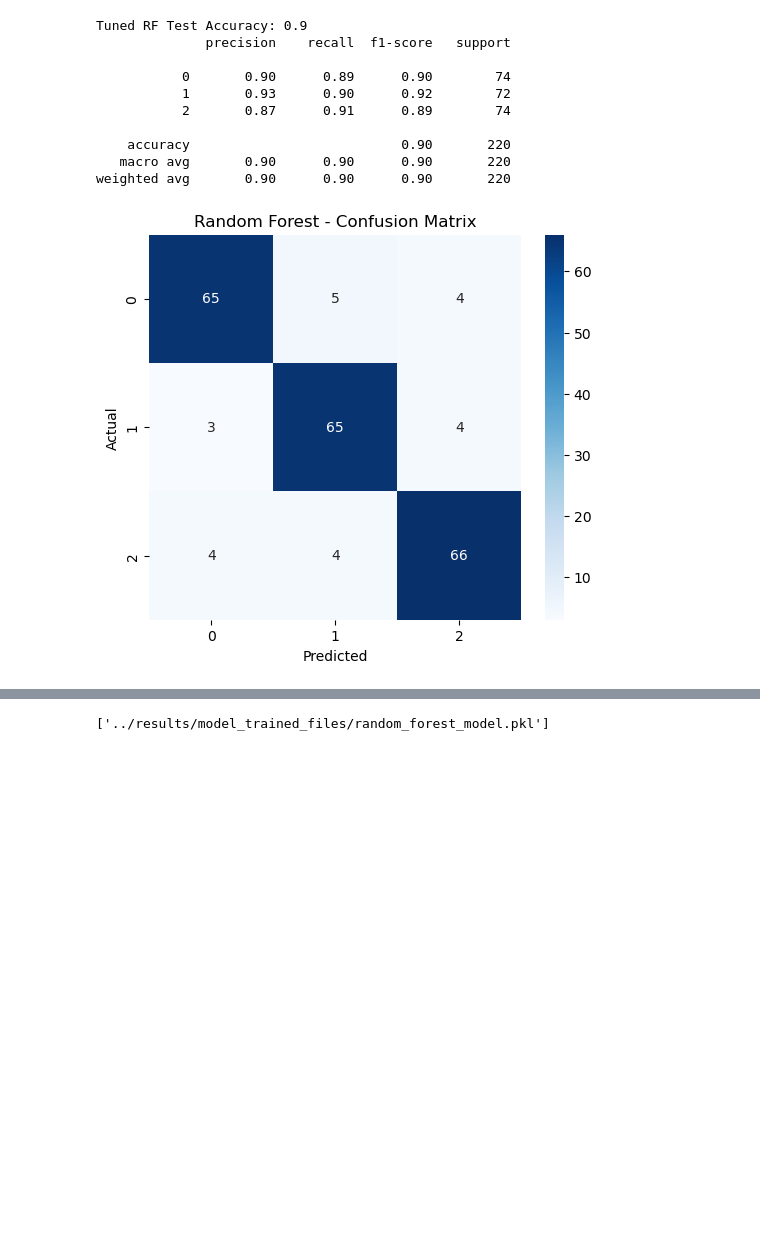
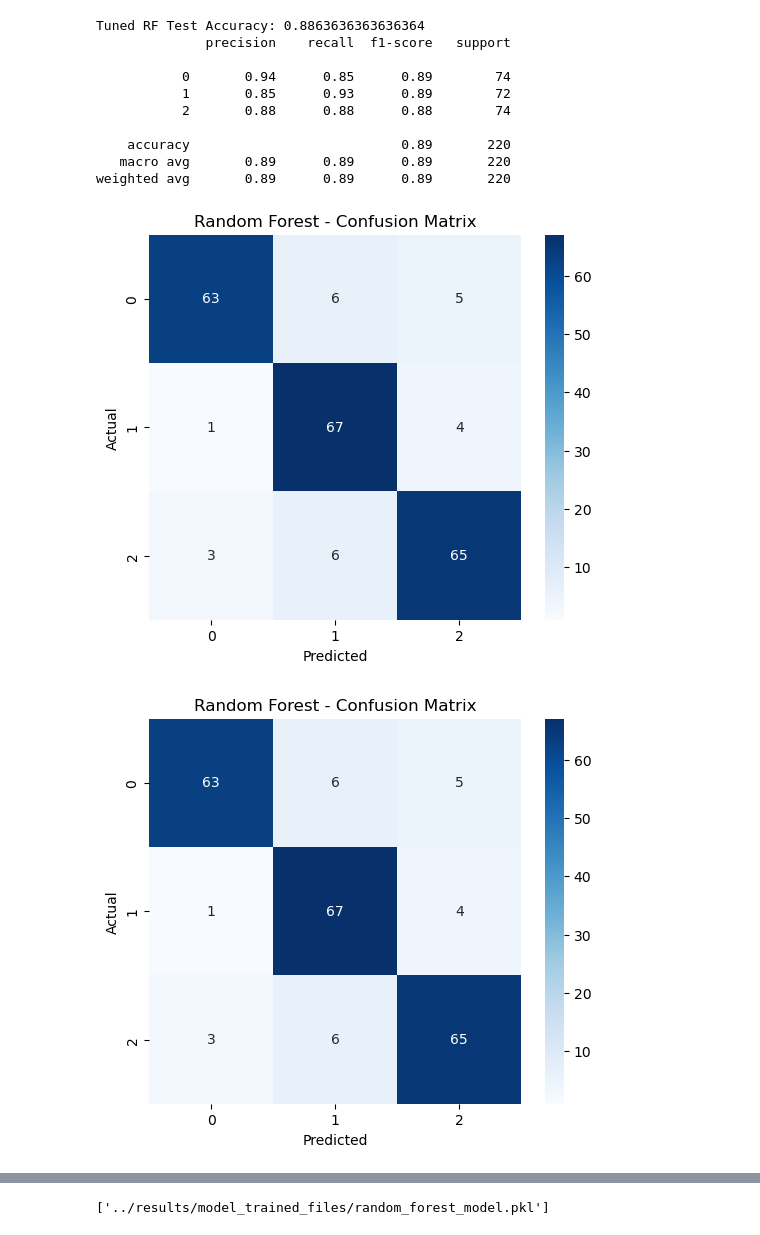
Before and after one commit to chandiracje/AIMAL_Project_Y2S1_G8.1_03, a Jupyter notebook: notebooks/random_forest.ipynb, the cells around one changed output, grey strips where cells are left out. Saved outputs shown, nothing was run; the diff lists cells and outputs as text; code cells hidden in the pictures; blank space fills up the shorter version.

Commit message:
Random Forest

```diff
--- a/notebooks/random_forest.ipynb
+++ b/notebooks/random_forest.ipynb
@@ -1,5 +1,5 @@
 # %%
 import pandas as pd
 # %%
-train_df = pd.read_csv('../results/outputs/Stress_level_dataset_featured/stress_level_train_featured.csv')
-test_df = pd.read_csv('../results/outputs/Stress_level_dataset_featured/stress_level_test_featured.csv')
+train_df = pd.read_csv('../results/outputs/Selected/train_top10_features.csv')
+test_df = pd.read_csv('../results/outputs/Selected/test_top10_features.csv')
@@ -124,16 +159,16 @@ tuned_rf_accuracy = accuracy_score(y_test, tuned_rf_preds)
 print("Tuned RF Test Accuracy:", tuned_rf_accuracy)
 print(classification_report(y_test, tuned_rf_preds))
 # %% [output]
-Tuned RF Test Accuracy: 0.9
+Tuned RF Test Accuracy: 0.8863636363636364
               precision    recall  f1-score   support
 
-           0       0.90      0.89      0.90        74
-           1       0.93      0.90      0.92        72
-           2       0.87      0.91      0.89        74
+           0       0.94      0.85      0.89        74
+           1       0.85      0.93      0.89        72
+           2       0.88      0.88      0.88        74
 
-    accuracy                           0.90       220
-   macro avg       0.90      0.90      0.90       220
-weighted avg       0.90      0.90      0.90       220
+    accuracy                           0.89       220
+   macro avg       0.89      0.89      0.89       220
+weighted avg       0.89      0.89      0.89       220
 # %%
 import seaborn as sns
 import matplotlib.pyplot as plt
@@ -146,7 +181,17 @@ plt.ylabel("Actual")
 plt.title("Random Forest - Confusion Matrix")
 plt.show()
 # %% [output]
-[figure, old version]
+[figure, new version]
+# %%
+cm = confusion_matrix(y_test, tuned_rf_preds)
+plt.figure(figsize=(6,5))
+sns.heatmap(cm, annot=True, fmt='d', cmap='Blues')
+plt.xlabel("Predicted")
+plt.ylabel("Actual")
+plt.title("Random Forest - Confusion Matrix")
+plt.show()
+# %% [output]
+[figure, added]
 # %%
 from sklearn.model_selection import cross_val_score
 
```
Also changed, not shown: parts of 11 cells of this notebook, 1 other file.
